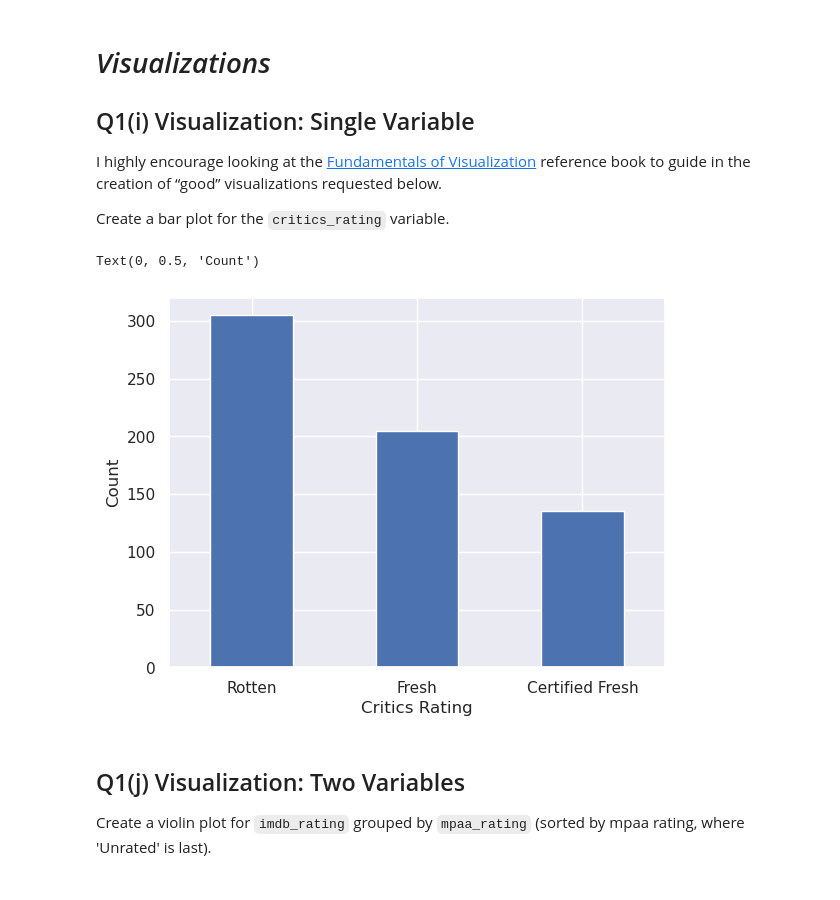
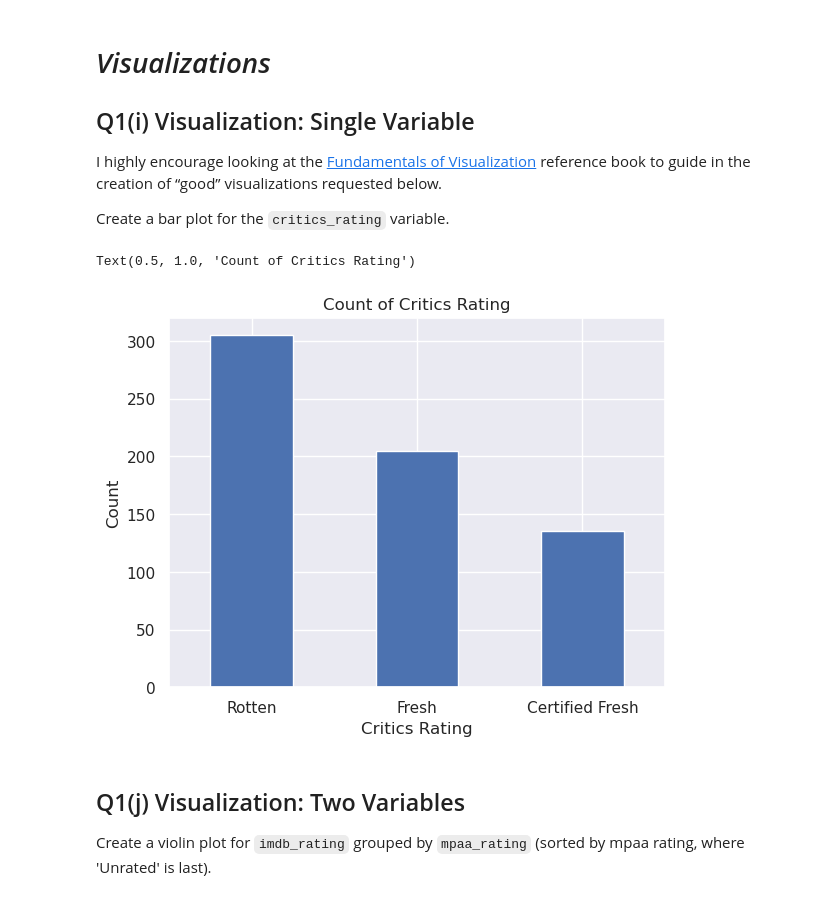
Before and after one commit to vewester/a2-4821, a Jupyter notebook: a2-4821.ipynb, the cells around one changed output. Saved outputs shown, nothing was run; the diff lists cells and outputs as text; code cells hidden in the pictures.

Commit message:
updated figures

```diff
--- a/a2-4821.ipynb
+++ b/a2-4821.ipynb
@@ -295,14 +295,15 @@ Create a bar plot for the `critics_rating` variable.
 # %%
 
 # Create bar plot for "critics_rating"
 sns.set_theme()
 q1i_data = movies['critics_rating'].value_counts()
 ax = q1i_data.plot(kind='bar', rot=0)
 ax.set_xlabel('Critics Rating')
 ax.set_ylabel('Count')
+ax.set_title('Count of Critics Rating')
 # %% [output]
-Text(0, 0.5, 'Count')
+Text(0.5, 1.0, 'Count of Critics Rating')
-[figure, old version]
+[figure, new version]
 # %% [markdown]
 <!-- END QUESTION -->
 
```
Also changed, not shown: parts of 5 cells of this notebook.
